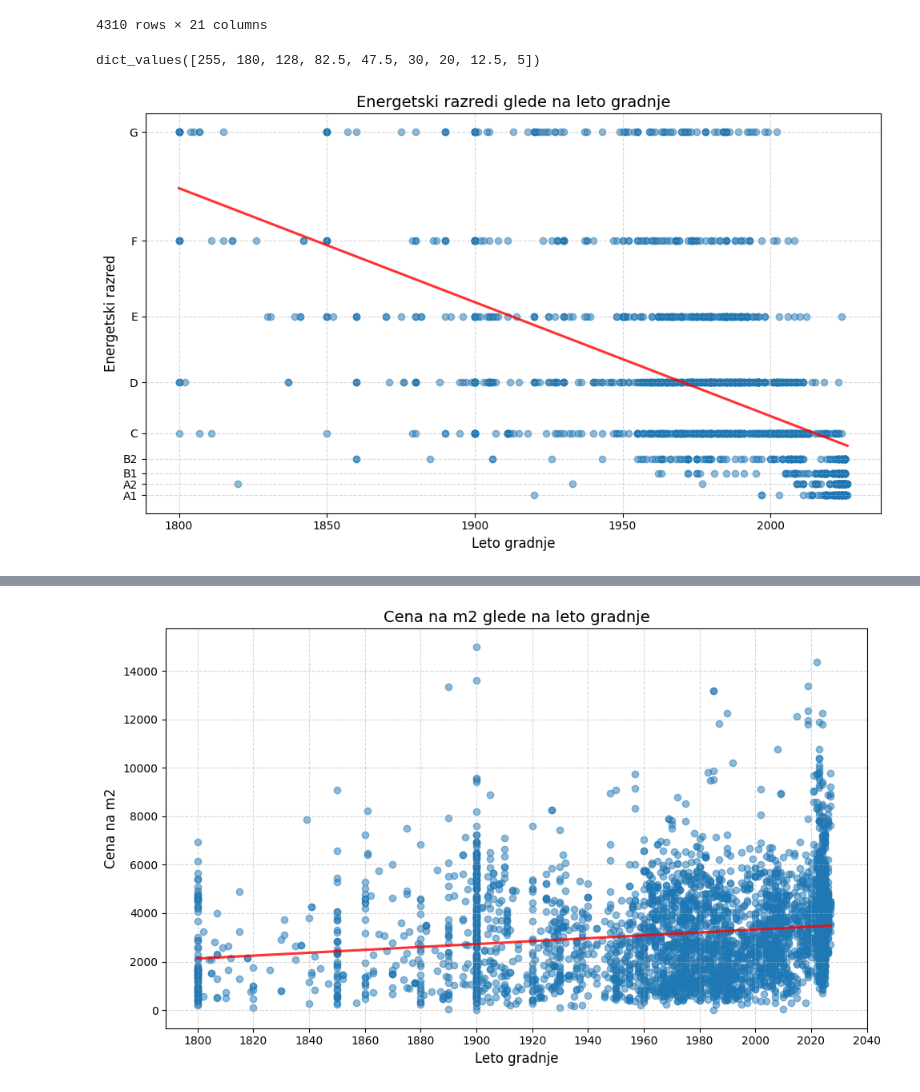
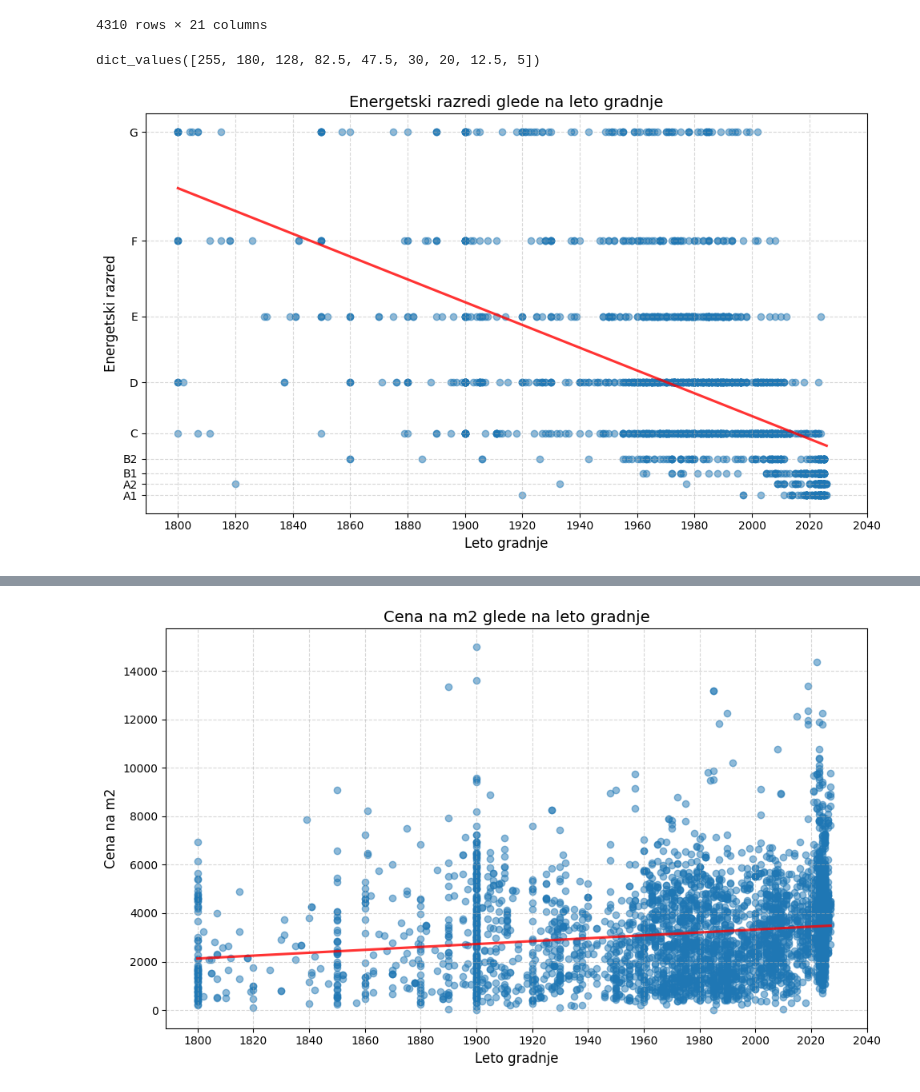
Before and after one commit to tthuma1/PR251, a Jupyter notebook: src/vizualizacije.ipynb, the cells around one changed output, grey strips where cells are left out. Drawn from its saved outputs; the diff is of its cells as text; code cells hidden in the pictures.

Commit message:
energetski razredi graph update

```diff
--- a/src/vizualizacije.ipynb
+++ b/src/vizualizacije.ipynb
@@ -667,34 +680,35 @@ import matplotlib.pyplot as plt
 import seaborn as sns
 
 # Filtriramo veljavne vrstice
 valid_energy = hs_df5.dropna(subset=['leto_gradnje', 'energetski_izkaz_ordinal'])
 valid_energy = valid_energy[valid_energy['leto_gradnje'] >= 1800]
 
 plt.figure(figsize=(10, 6))
 # plt.yscale("log")
 # sns.scatterplot(data=valid_energy, x='leto_gradnje', y='energetski_izkaz_ordinal',
 #                 alpha=0.6, color='purple')
 # sns.regplot(data=valid_energy, x='leto_gradnje', y='energetski_izkaz_ordinal', scatter_kws={"alpha": 0.5}, line_kws={"color": "red", "alpha": 0.8}, ci=None)
 sns.regplot(data=valid_energy, x='leto_gradnje', y='energetski_izkaz_ordinal',
             scatter_kws={"alpha": 0.5}, line_kws={"color": "red", "alpha": 0.8}, ci=None)
 
 print(energy_mapping.values())
 # Prilagodi y-tick labele, da pokaže razrede, ne številk
 ticks = list(reversed(energy_mapping.values()))
 labels = energy_order
 plt.yticks(ticks=ticks, labels=labels)
 
 plt.title('Energetski razredi glede na leto gradnje', fontsize=14)
 plt.xlabel('Leto gradnje', fontsize=12)
 plt.ylabel('Energetski razred', fontsize=12)
 plt.grid(True, linestyle='--', alpha=0.5)
 # plt.xlim(1800)
 # plt.ylim(-1, 290)
+plt.xticks([i for i in range(1800, 2050, 20)])
 plt.tight_layout()
 plt.show()
 # %% [output]
 dict_values([255, 180, 128, 82.5, 47.5, 30, 20, 12.5, 5])
-[figure, old version]
+[figure, new version]
 # %%
 plt.figure(figsize=(10, 6))
 sns.scatterplot(data=valid_energy, x='cena_na_m2', y='energetski_izkaz_ordinal',
```
Also changed, not shown: parts of 4 cells of this notebook.
